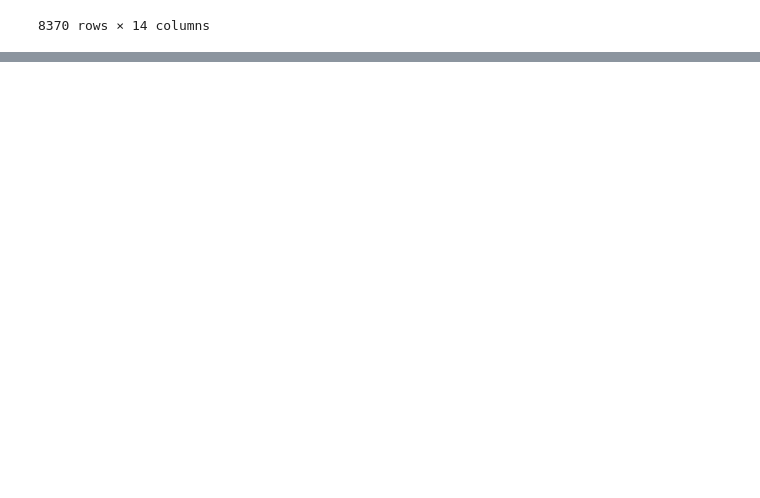
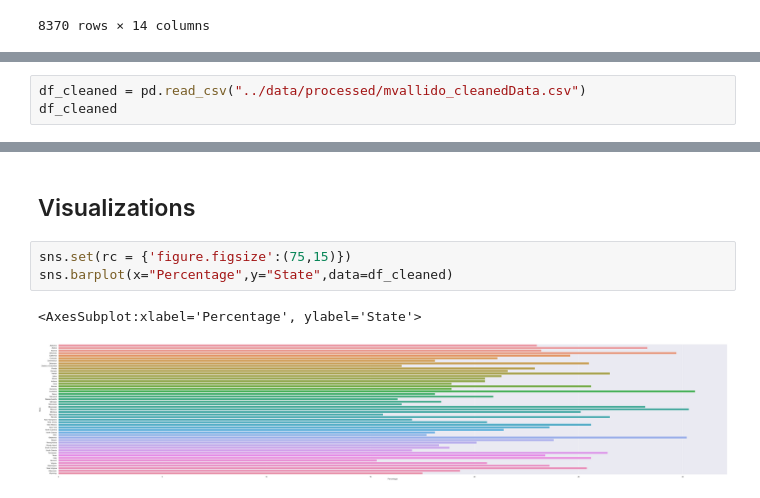
Before and after one commit to mvallido/project-group-29, a Jupyter notebook: notebooks/analysis2.ipynb, the cells around one changed output, grey strips where cells are left out. Cells and saved outputs as stored; diff of their text form; blank space fills up the shorter version.

```diff
--- a/notebooks/analysis2.ipynb
+++ b/notebooks/analysis2.ipynb
@@ -24,0 +108,3 @@ df
+# %%
+df_cleaned = pd.read_csv("../data/processed/mvallido_cleanedData.csv")
+df_cleaned
@@ -24,0 +151,8 @@ df
+# %% [markdown]
+## Visualizations
+# %%
+sns.set(rc = {'figure.figsize':(75,15)})
+sns.barplot(x="Percentage",y="State",data=df_cleaned)
+# %% [output]
+<AxesSubplot:xlabel='Percentage', ylabel='State'>
+[figure, added]
```
Also changed, not shown: parts of 16 cells of this notebook, 1 other file.
